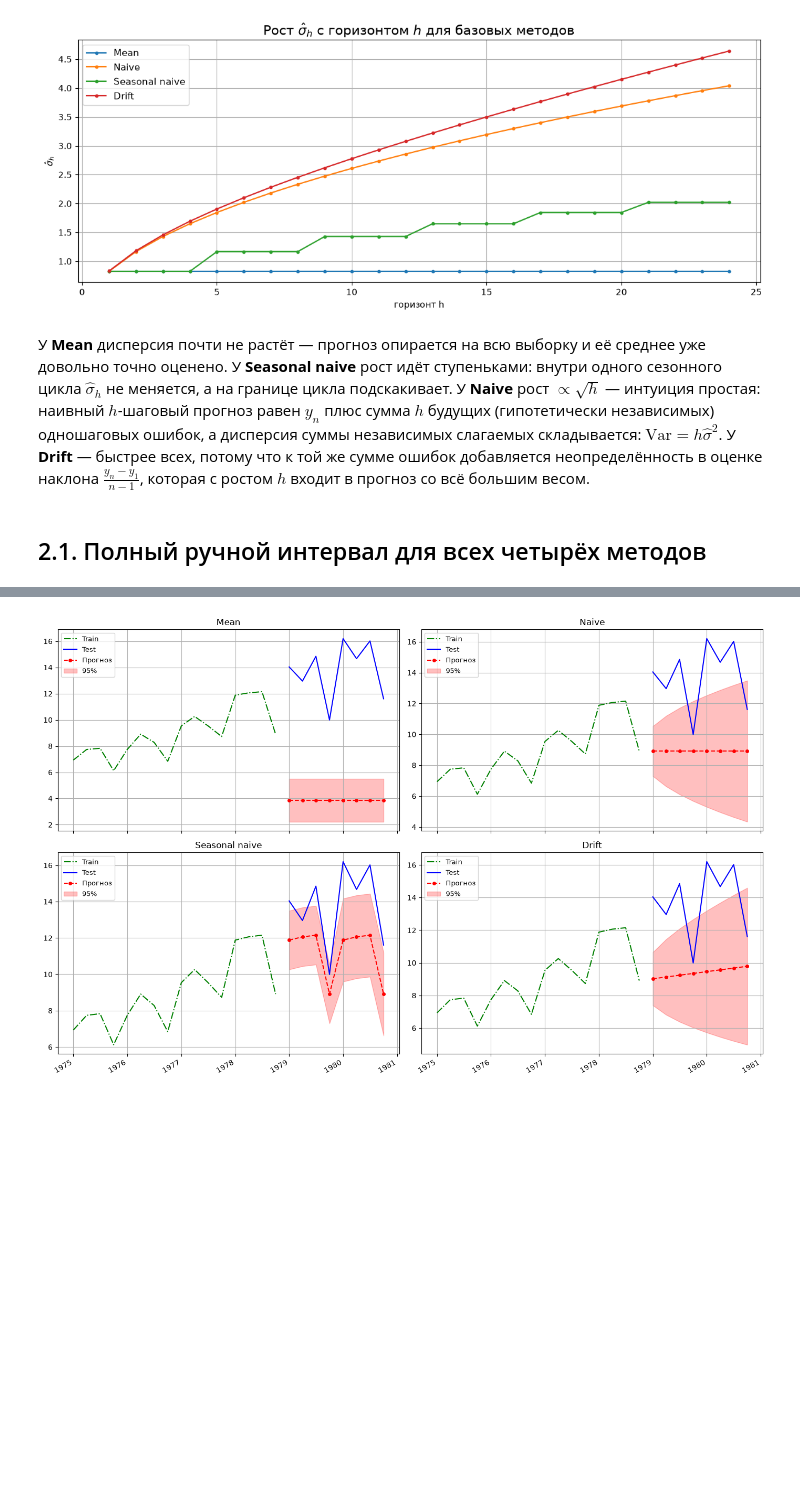
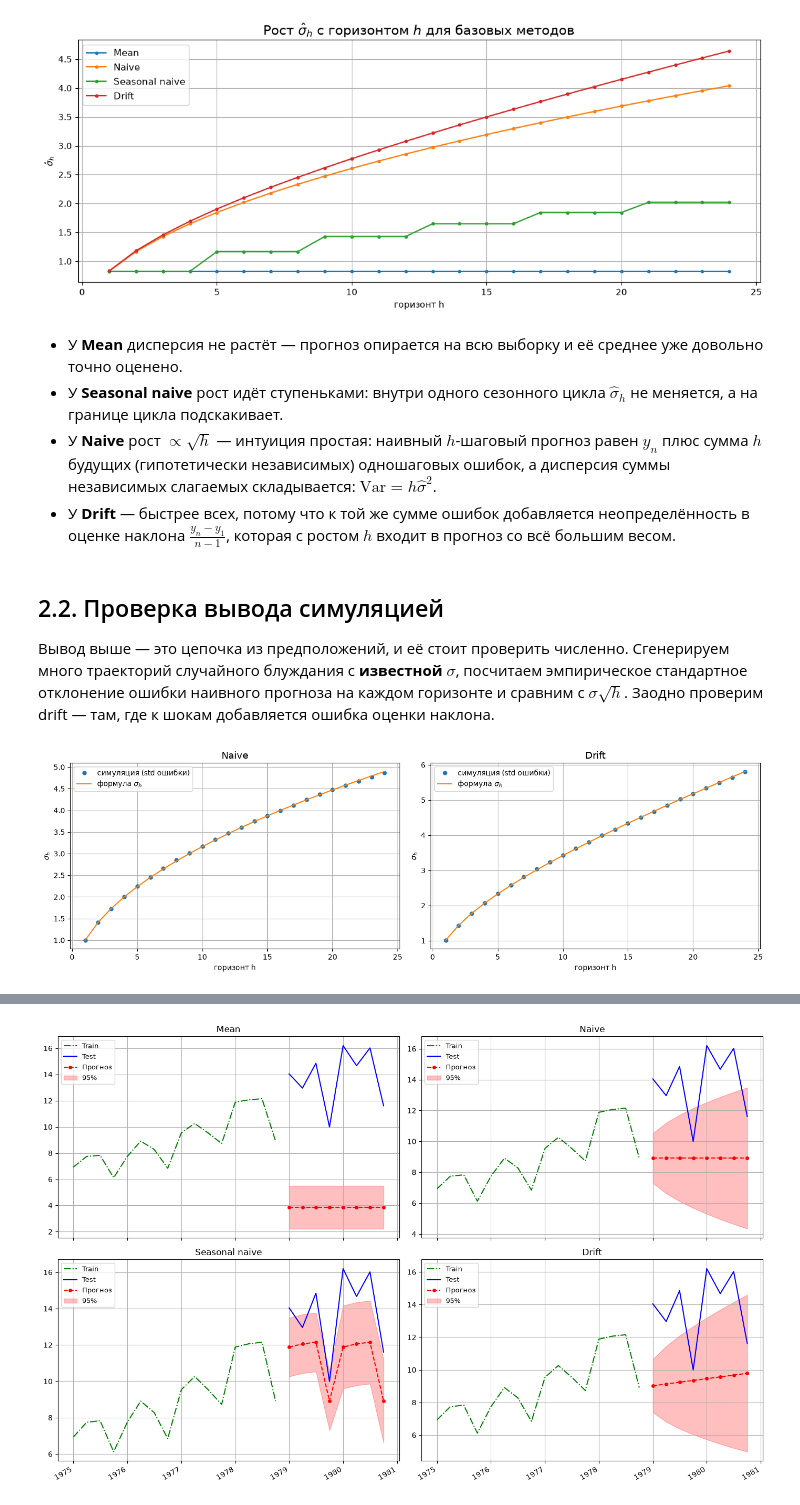
Before and after one commit to alex-hse-repository/time-series-cu-2026, a Jupyter notebook: week_2/part_1/03. Интервалы прогнозирования и оценка их качества.ipynb, the cells around one changed output, grey strips where cells are left out. Saved outputs shown, nothing was run; the diff lists cells and outputs as text; code cells hidden in the pictures; blank space fills up the shorter version.

```diff
--- a/week_2/part_1/03. Интервалы прогнозирования и оценка их качества.ipynb
+++ b/week_2/part_1/03. Интервалы прогнозирования и оценка их качества.ipynb
@@ -270,13 +352,51 @@ plt.show()
 # %% [output]
 [figure]
 # %% [markdown]
-У **Mean** дисперсия почти не растёт — прогноз опирается на всю выборку и её среднее уже
-довольно точно оценено. У **Seasonal naive** рост идёт ступеньками: внутри одного сезонного
-цикла $\hat\sigma_h$ не меняется, а на границе цикла подскакивает. У **Naive** рост $\propto\sqrt h$
+- У **Mean** дисперсия не растёт — прогноз опирается на всю выборку и её среднее уже
+довольно точно оценено.
+- У **Seasonal naive** рост идёт ступеньками: внутри одного сезонного
+цикла $\hat\sigma_h$ не меняется, а на границе цикла подскакивает.
+- У **Naive** рост $\propto\sqrt h$
 — интуиция простая: наивный $h$-шаговый прогноз равен $y_n$ плюс сумма $h$ будущих
 (гипотетически независимых) одношаговых ошибок, а дисперсия суммы независимых слагаемых
-складывается: $\mathrm{Var}=h\hat\sigma^2$. У **Drift** — быстрее всех, потому что к той же
+складывается: $\mathrm{Var}=h\hat\sigma^2$.
+- У **Drift** — быстрее всех, потому что к той же
 сумме ошибок добавляется неопределённость в оценке наклона $\frac{y_n-y_1}{n-1}$, которая с
 ростом $h$ входит в прогноз со всё большим весом.
 # %% [markdown]
-## 2.1. Полный ручной интервал для всех четырёх методов
+## 2.2. Проверка вывода симуляцией
+
+Вывод выше — это цепочка из предположений, и её стоит проверить численно. Сгенерируем много
+траекторий случайного блуждания с **известной** $\sigma$, посчитаем эмпирическое стандартное
+отклонение ошибки наивного прогноза на каждом горизонте и сравним с $\sigma\sqrt h$. Заодно
+проверим drift — там, где к шокам добавляется ошибка оценки наклона.
+# %%
+rng = np.random.default_rng(42)
+n_sim, n_obs, sigma_true = 20_000, 60, 1.0
+
+eps = rng.normal(0, sigma_true, size=(n_sim, n_obs + H))
+paths = np.cumsum(eps, axis=1)  # случайное блуждание y_t = y_{t-1} + eps_t
+
+y_last = paths[:, n_obs - 1]
+future = paths[:, n_obs:]  # истинные будущие значения
+
+err_naive = future - y_last[:, None]  # ошибка наивного прогноза
+slope_hat = (paths[:, n_obs - 1] - paths[:, 0]) / (n_obs - 1)
+err_drift = future - (y_last[:, None] + np.arange(1, H + 1) * slope_hat[:, None])
+
+fig, axes = plt.subplots(1, 2, figsize=(14, 4.5))
+for ax, err, fn, name in [
+    (axes[0], err_naive, sigma_h_naive, "Naive"),
+    (axes[1], err_drift, sigma_h_drift, "Drift"),
+]:
+    ax.plot(np.arange(1, H + 1), err.std(axis=0), "o", ms=5, label="симуляция (std ошибки)")
+    ax.plot(np.arange(1, H + 1), fn(sigma_true, n_obs, H), "-", label="формула $\\sigma_h$")
+    ax.set_title(name, fontsize=13)
+    ax.set_xlabel("горизонт h")
+    ax.set_ylabel(r"$\sigma_h$")
+    ax.legend()
+    ax.grid()
+plt.tight_layout()
+plt.show()
+# %% [output]
+[figure, added]
```
Also changed, not shown: parts of 60 cells of this notebook, 8 other files.
